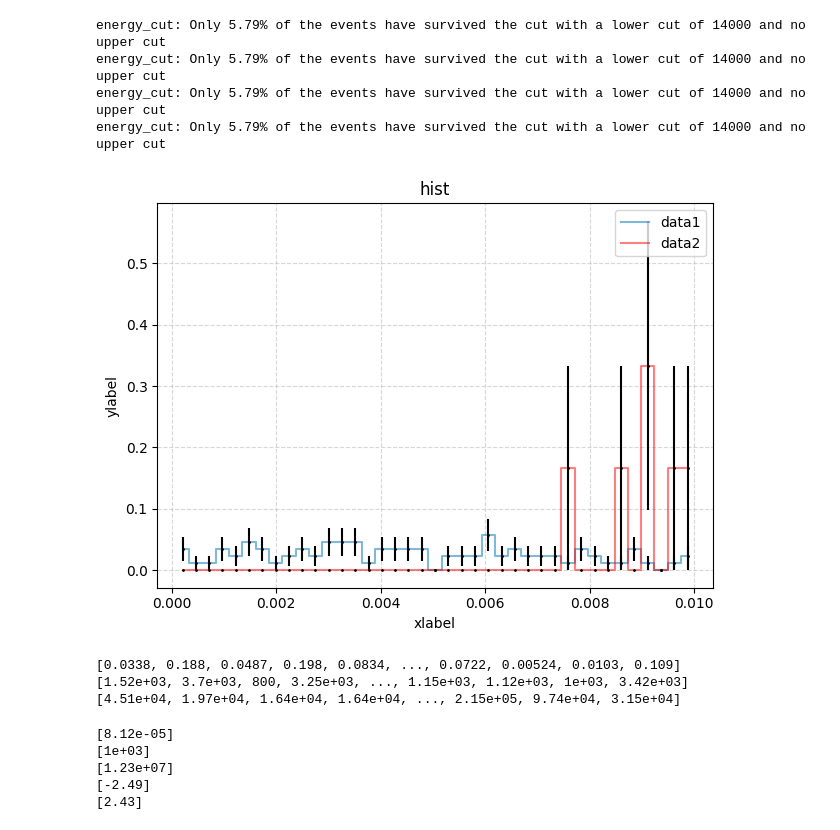
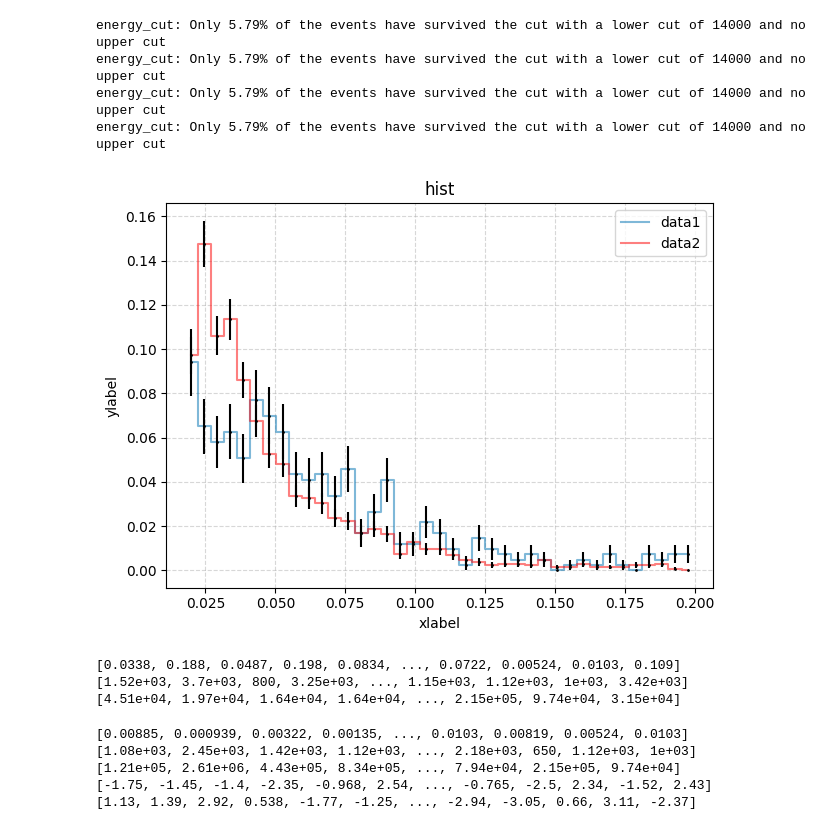
Before and after one commit to Ruba18-Code/BSc-Thesis-LVL1-trigger-for-isolated-muons-at-ATLAS, a Jupyter notebook: test.ipynb, the cells around one changed output. Saved outputs shown, nothing was run; the diff lists cells and outputs as text; code cells hidden in the pictures.

```diff
--- a/test.ipynb
+++ b/test.ipynb
@@ -42,9 +42,9 @@ data2=ak.flatten(res2)/ak.flatten(Zmumu_pt)
 d1=data1[data1/data1 == 1]
 d2=data2[data2/data2 == 1]
 # %%
-coolplot([d1, d2], np.linspace(min(d1),0.01,40), collect_overflow=False)
+coolplot([d1, d2], np.linspace(0.0175,0.2,40), collect_overflow=False)
 # %% [output]
-[figure, old version]
+[figure, new version]
 # %%
 mask=data1/data1 == 1
 print(data1[mask])
@@ -56,15 +56,15 @@ print(ak.flatten(ZeroBias_pt)[mask])
 [4.51e+04, 1.97e+04, 1.64e+04, 1.64e+04, ..., 2.15e+05, 9.74e+04, 3.15e+04]
 # %%
 d1=data1[mask]
-for indices in ak.where(data1[mask] < 0.0001):
+for indices in ak.where(data1[mask] < 0.0125):
     print(data1[mask][indices])
     print(ak.flatten(res1)[mask][indices])
     print(ak.flatten(ZeroBias_pt)[mask][indices])
     print(ak.flatten(ZeroBias_eta)[mask][indices])
     print(ak.flatten(ZeroBias_phi)[mask][indices])
 # %% [output]
-[8.12e-05]
-[1e+03]
-[1.23e+07]
-[-2.49]
-[2.43]
+[0.00885, 0.000939, 0.00322, 0.00135, ..., 0.0103, 0.00819, 0.00524, 0.0103]
+[1.08e+03, 2.45e+03, 1.42e+03, 1.12e+03, ..., 2.18e+03, 650, 1.12e+03, 1e+03]
+[1.21e+05, 2.61e+06, 4.43e+05, 8.34e+05, ..., 7.94e+04, 2.15e+05, 9.74e+04]
+[-1.75, -1.45, -1.4, -2.35, -0.968, 2.54, ..., -0.765, -2.5, 2.34, -1.52, 2.43]
+[1.13, 1.39, 2.92, 0.538, -1.77, -1.25, ..., -2.94, -3.05, 0.66, 3.11, -2.37]
```
Also changed, not shown: parts of 1 cell of this notebook, 3 other files.
